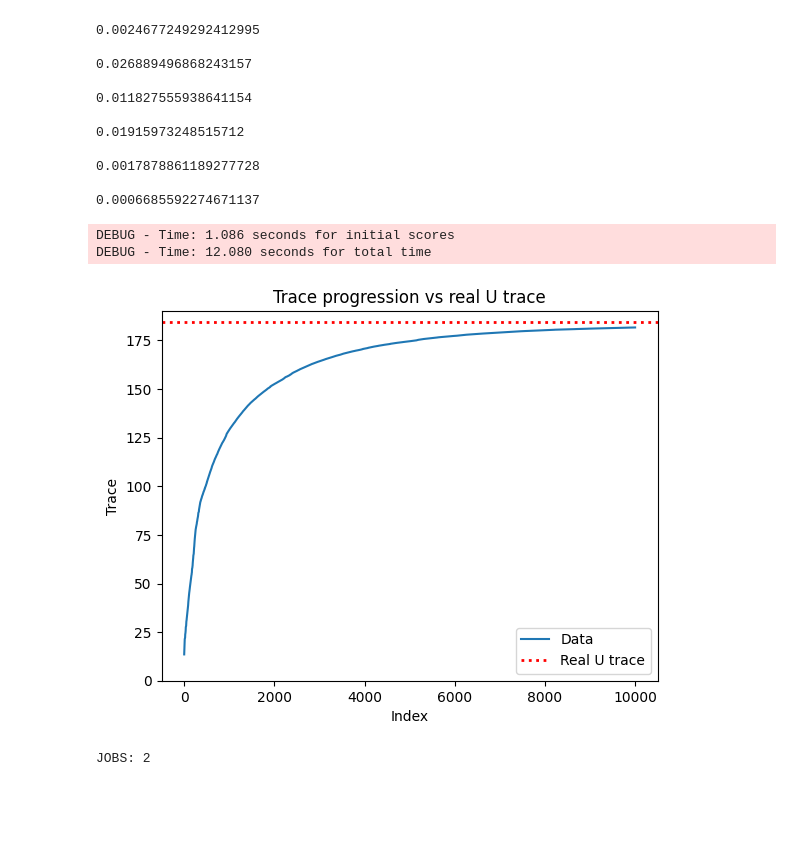
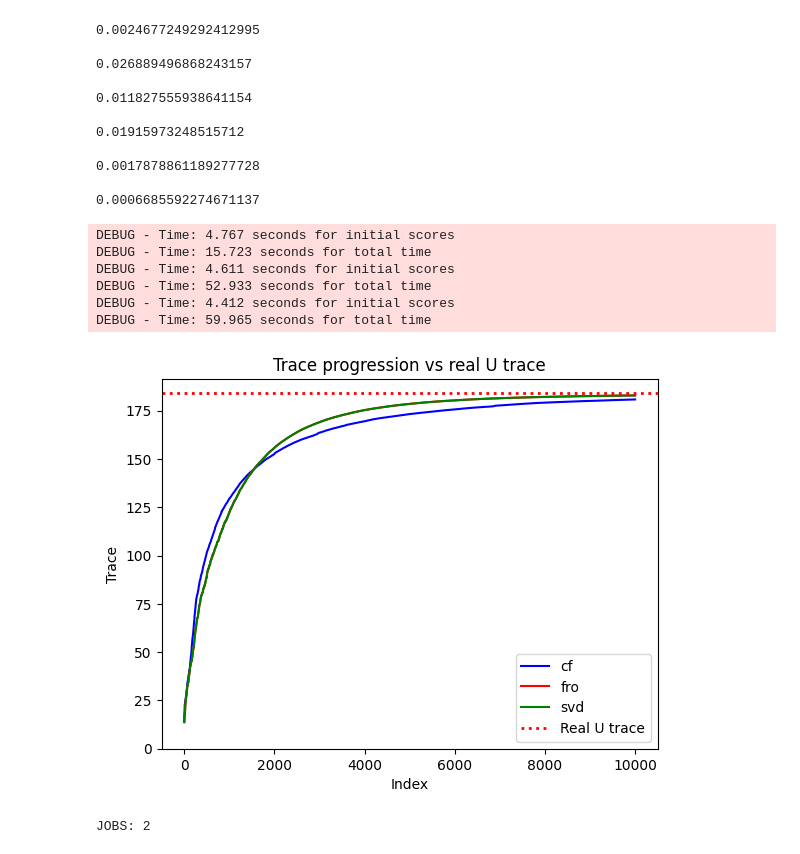
Before and after one commit to serafimalex/online-pca, a Jupyter notebook: main.ipynb, the cells around one changed output. Cells and saved outputs as stored; diff of their text form; code cells hidden in the pictures; blank space fills up the shorter version.

```diff
--- a/main.ipynb
+++ b/main.ipynb
@@ -82,24 +105,36 @@ tests.run_tests(score_fn = 'cf')
 # %%
 random_matrix = np.random.rand(50, 250)
 p = 25
 approx_svd = ApproxSVD(10000, p, 'cf', True)
 traces, ubar, x_approx = approx_svd.fit(random_matrix)
 u, s, vt = np.linalg.svd(random_matrix)
-plt.plot(traces, label='Data')
+plt.plot(traces, label='cf', color = 'blue')
 aux = u.transpose() @ random_matrix @ vt.transpose()
 true_energy = np.trace(aux[:p, :p])
+
+approx_svd = ApproxSVD(10000, p, 'fro', True)
+traces, ubar, x_approx = approx_svd.fit(random_matrix)
+plt.plot(traces, label='fro', color = 'red')
+
+approx_svd = ApproxSVD(10000, p, 'svd', True)
+traces, ubar, x_approx = approx_svd.fit(random_matrix)
+plt.plot(traces, label='svd', color = 'green')
 
 plt.axhline(y=true_energy, color='red', linestyle='dotted', linewidth=2, label='Real U trace')
 plt.ylim(bottom=min(0, traces.min()))
 plt.xlabel('Index')
 plt.ylabel('Trace')
 plt.title('Trace progression vs real U trace')
 plt.legend()
 plt.show()
 # %% [output]
-DEBUG - Time: 1.086 seconds for initial scores
-DEBUG - Time: 12.080 seconds for total time
+DEBUG - Time: 4.767 seconds for initial scores
+DEBUG - Time: 15.723 seconds for total time
+DEBUG - Time: 4.611 seconds for initial scores
+DEBUG - Time: 52.933 seconds for total time
+DEBUG - Time: 4.412 seconds for initial scores
+DEBUG - Time: 59.965 seconds for total time
-[figure, old version]
+[figure, new version]
 # %%
 random_matrix = np.random.rand(400, 5000)
 p = 200
```
Also changed, not shown: parts of 4 cells of this notebook, 2 other files.
